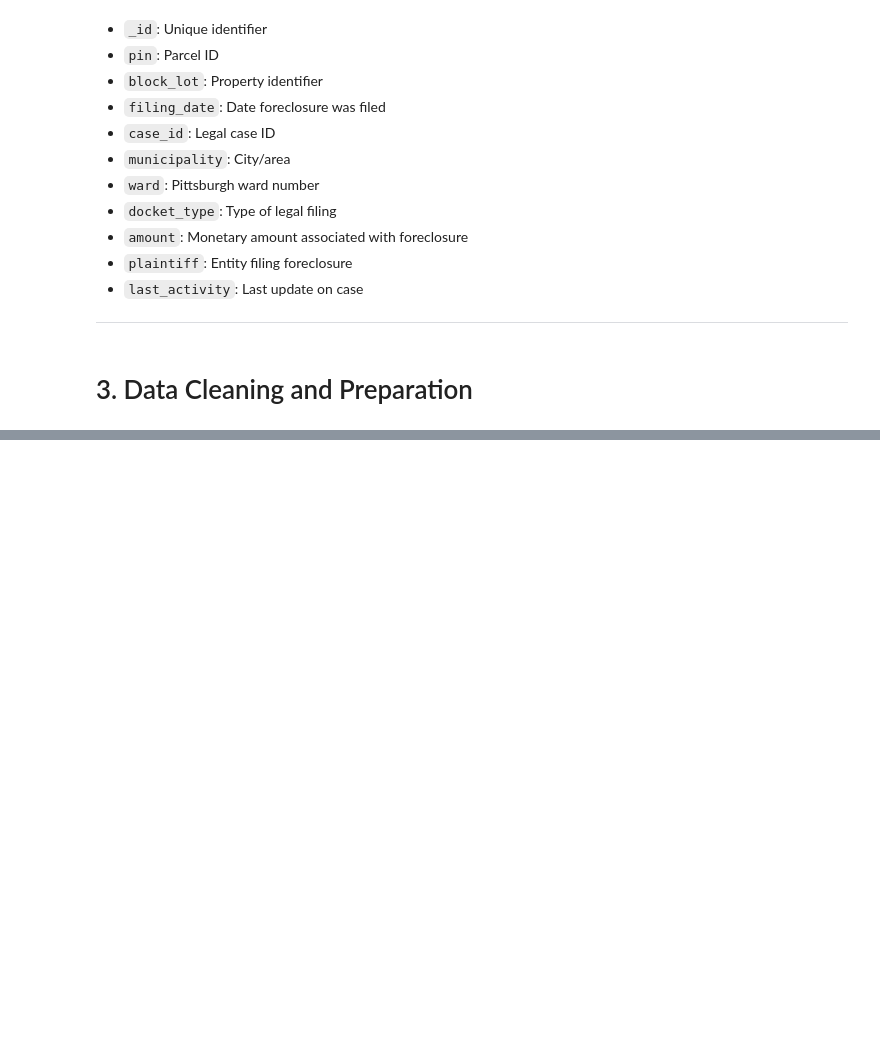
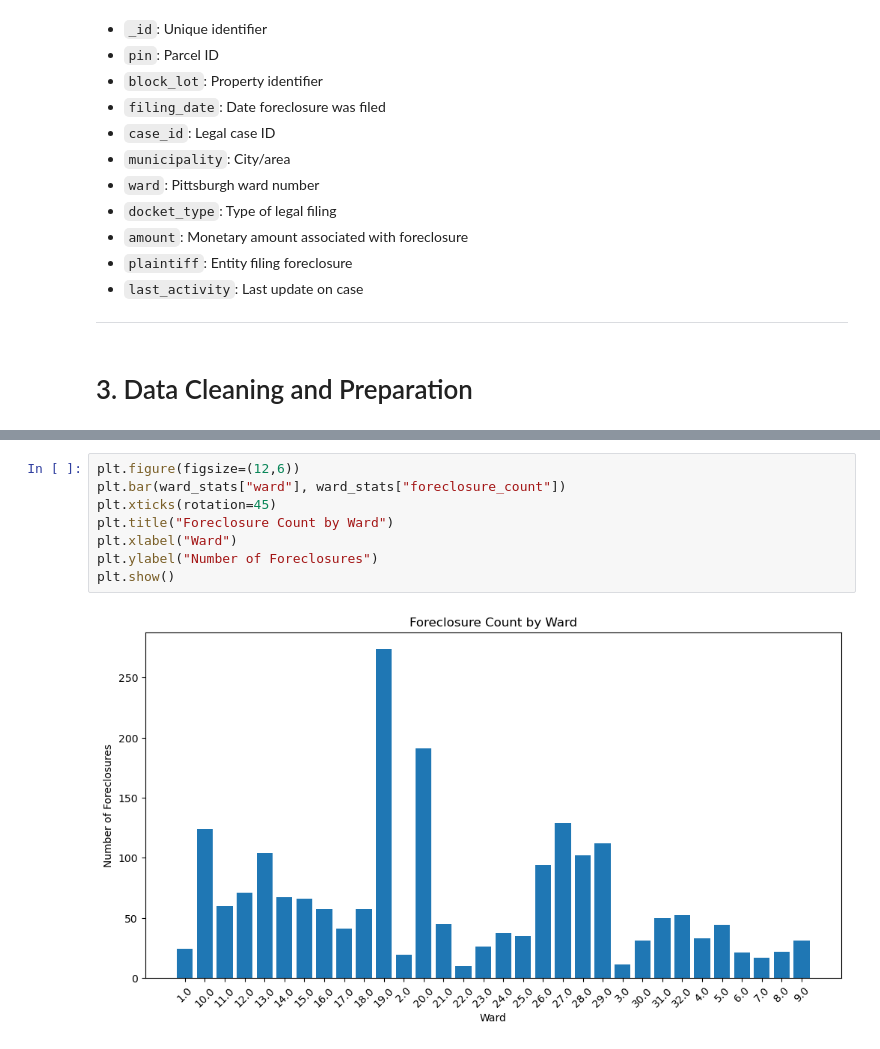
Before and after one commit to Aswwas1122/cmpinf-0010-final-prject, a Jupyter notebook: Akshat.ipynb, the cells around one changed output, grey strips where cells are left out. Saved outputs shown, nothing was run; the diff lists cells and outputs as text; blank space fills up the shorter version.

```diff
--- a/Akshat.ipynb
+++ b/Akshat.ipynb
@@ -58,0 +190,10 @@ SyntaxError: invalid syntax (2633063581.py, line 16)
+# %%
+plt.figure(figsize=(12,6))
+plt.bar(ward_stats["ward"], ward_stats["foreclosure_count"])
+plt.xticks(rotation=45)
+plt.title("Foreclosure Count by Ward")
+plt.xlabel("Ward")
+plt.ylabel("Number of Foreclosures")
+plt.show()
+# %% [output]
+[figure, added]
```
Also changed, not shown: parts of 16 cells of this notebook.
